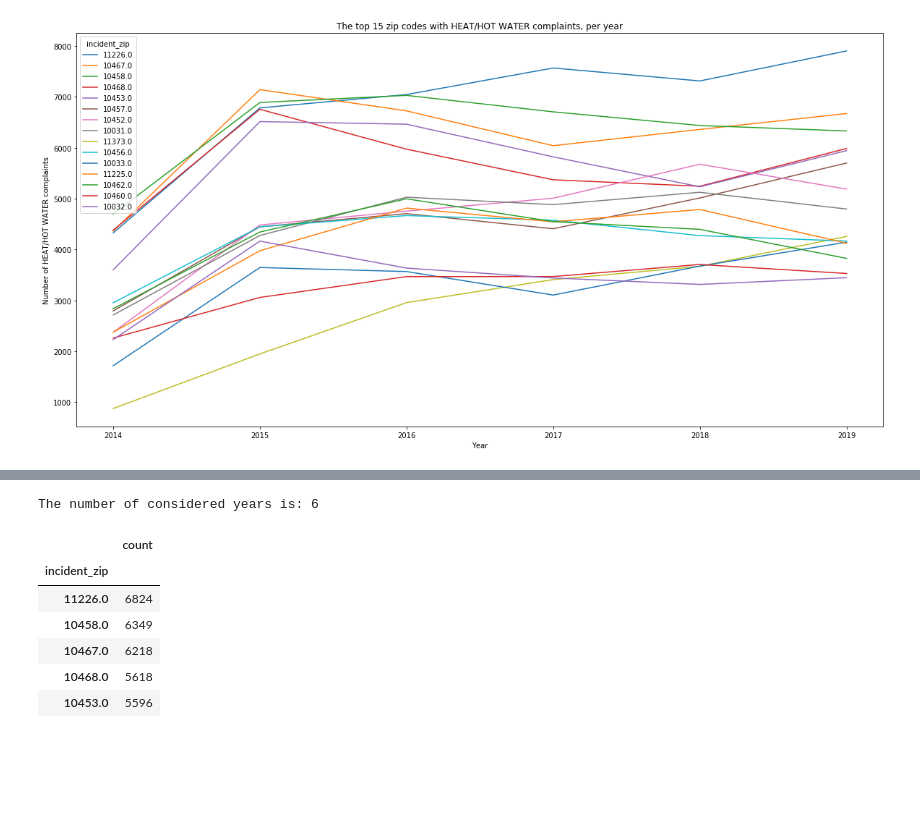
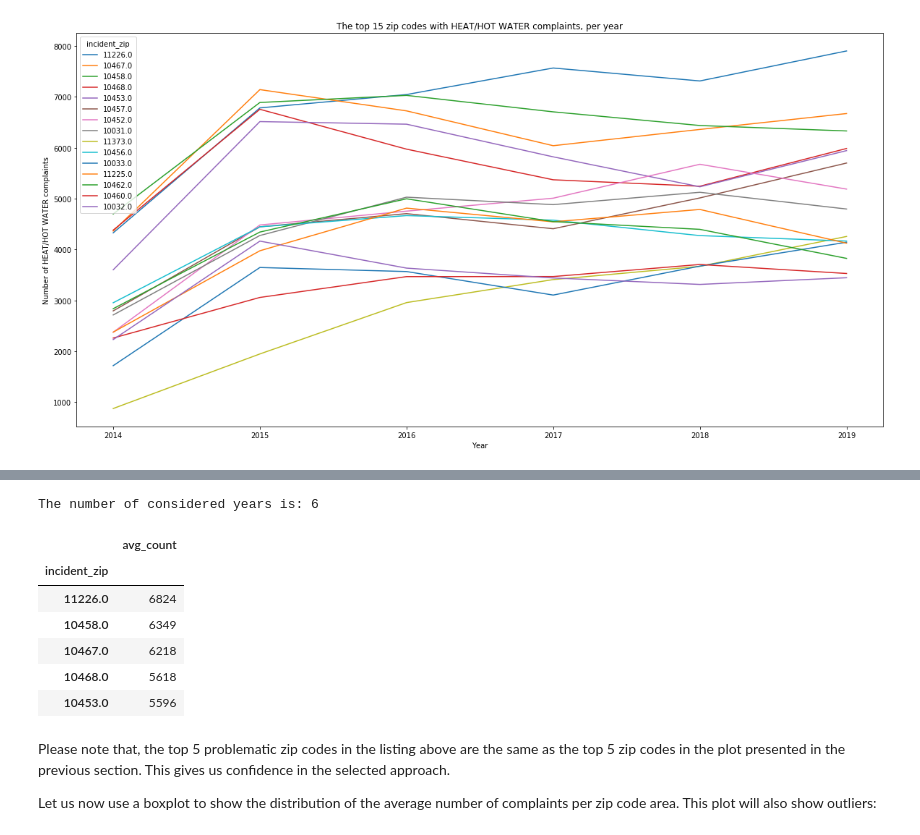
Before and after one commit to ivan-zapreev/data-science-python-projects, a Jupyter notebook: IBM_DS0720EN/capstone_02.ipynb, the cells around one changed output, grey strips where cells are left out. Drawn from its saved outputs; the diff is of its cells as text; code cells hidden in the pictures; blank space fills up the shorter version.

Commit message:
Re-working the document with the Markdown sections

```diff
--- a/IBM_DS0720EN/capstone_02.ipynb
+++ b/IBM_DS0720EN/capstone_02.ipynb
@@ -245,14 +254,15 @@ plt.close()
 # %%
 # Group by the zip code and count the number of complaints, the get the average number over the years
 print('The number of considered years is:', NUM_YEARS)
 zip_df = dhp_df.groupby('incident_zip').size().apply(lambda x: x/NUM_YEARS).sort_values(axis=0, ascending = False).to_frame()
-zip_df.columns = ['count']
+zip_df.columns = ['avg_count']
+
 # Convert to integer to better readability
 zip_df = zip_df.astype(int)
 display(zip_df.head())
 # %% [output]
 The number of considered years is: 6
-|  | count |
+|  | avg_count |
 | incident_zip |  |
 | 11226.0 | 6824 |
 | 10458.0 | 6349 |
@@ -266,3 +272,7 @@ The number of considered years is: 6
+# %% [markdown]
+Please note that, the top 5 problematic zip codes in the listing above are the same as the top 5 zip codes in the plot presented in the previous section. This gives us confidence in the selected approach.
+
+Let us now use a boxplot to show the distribution of the average number of complaints per zip code area. This plot will also show outliers:
 # %%
 # Let us now plot the number of complaints per zip code
 # as a box plot, to see if there any any outliers.
```
Also changed, not shown: parts of 52 cells of this notebook.
